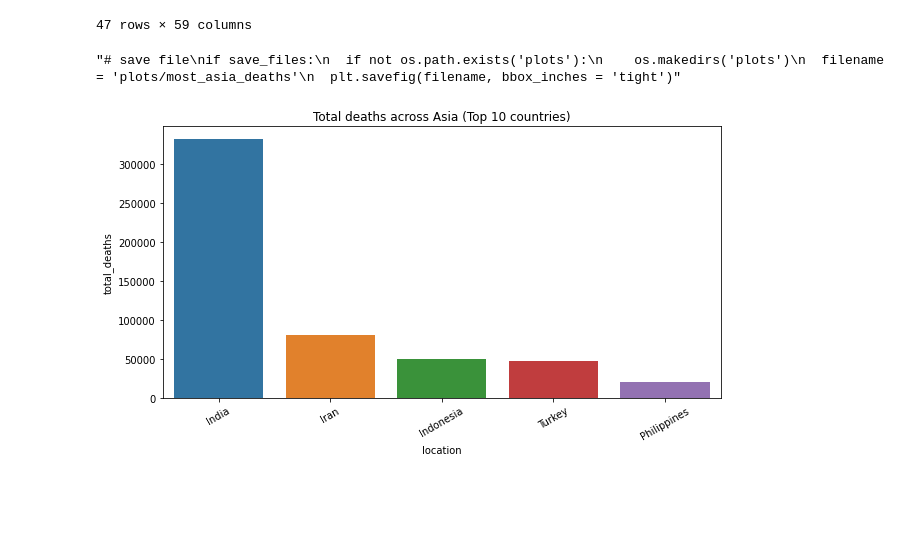
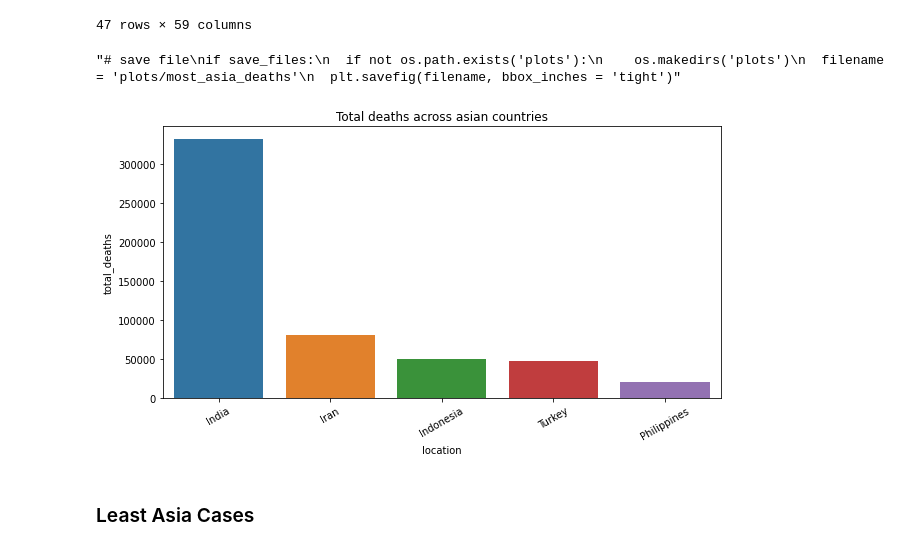
Before and after one commit to tiwari1302/GRIP-Internship, a Jupyter notebook: Task 8/timeline_analysis_covid-19.ipynb, the cells around one changed output. Cells and saved outputs as stored; diff of their text form; code cells hidden in the pictures; blank space fills up the shorter version.

```diff
--- a/Task 8/timeline_analysis_covid-19.ipynb
+++ b/Task 8/timeline_analysis_covid-19.ipynb
@@ -21,7 +22,7 @@ import matplotlib.pyplot as plt
 # %% [markdown]
 ## Reading the Dataset
 # %%
-covid_data = pd.read_csv (r'C:\Users\joshi\Desktop\GRIP Internship\Task 8\covid_data_csv.csv')
+covid_data = pd.read_csv (r'covid_data_csv.csv')
 # %%
 #Top 10 rows of dataset
 print(covid_data)
@@ -216,17 +234,19 @@ most_asia_deaths
 # %%
 plt.figure(figsize=(10,5))
 #sns.lineplot(x='location', y='total_deaths', data=top_10_deaths[0:10], color='red')
 sns.barplot(x='location', y='total_deaths', data=most_asia_deaths[0:5])
 plt.xticks(x='location', rotation=30)
 plt.yticks(y='total_deaths')
-plt.title("Total deaths across Asia (Top 10 countries)")
+plt.title("Total deaths across asian countries")
 
 """# save file
 if save_files:
   if not os.path.exists('plots'):
     os.makedirs('plots')
   filename = 'plots/most_asia_deaths'
   plt.savefig(filename, bbox_inches = 'tight')"""
 # %% [output]
 "# save file\nif save_files:\n  if not os.path.exists('plots'):\n    os.makedirs('plots')\n  filename = 'plots/most_asia_deaths'\n  plt.savefig(filename, bbox_inches = 'tight')"
-[figure, old version]
+[figure, new version]
+# %% [markdown]
+### Least Asia Cases
```
Also changed, not shown: parts of 21 cells of this notebook.
